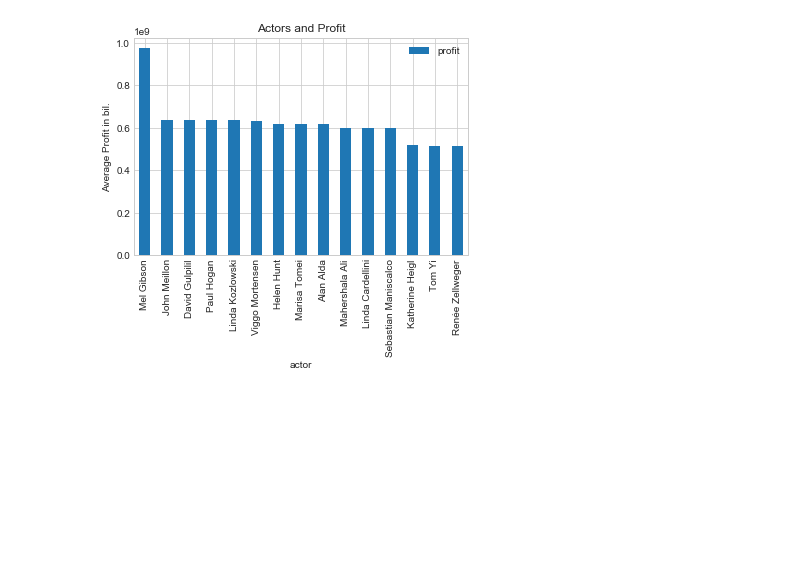
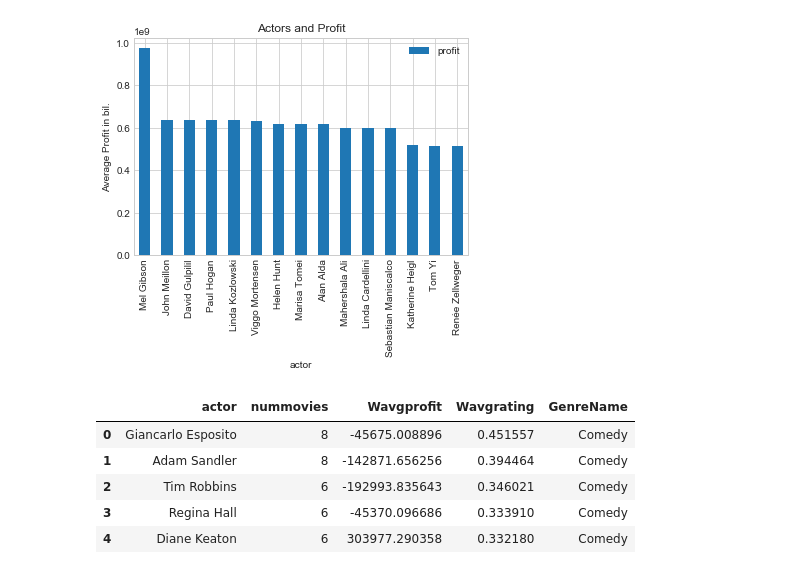
Before and after one commit to Jwdaniel34/stats-movies, a Jupyter notebook: Graphing The Actors Correlation.ipynb, the cells around one changed output. Drawn from its saved outputs; the diff is of its cells as text; code cells hidden in the pictures; blank space fills up the shorter version.

```diff
--- a/Graphing The Actors Correlation.ipynb
+++ b/Graphing The Actors Correlation.ipynb
@@ -109,3 +109,13 @@ ax.set_title('Actors and Profit')
 plt.show()
 # %% [output]
 [figure]
+# %%
+df3 = pd.read_csv("ScattorPlotAPG.csv")
+df3.head()
+# %% [output]
+|  | actor | nummovies | Wavgprofit | Wavgrating | GenreName |
+| 0 | Giancarlo Esposito | 8 | -45675.008896 | 0.451557 | Comedy |
+| 1 | Adam Sandler | 8 | -142871.656256 | 0.394464 | Comedy |
+| 2 | Tim Robbins | 6 | -192993.835643 | 0.346021 | Comedy |
+| 3 | Regina Hall | 6 | -45370.096686 | 0.333910 | Comedy |
+| 4 | Diane Keaton | 6 | 303977.290358 | 0.332180 | Comedy |
```
Also changed, not shown: parts of 5 cells of this notebook, 3 other files.
